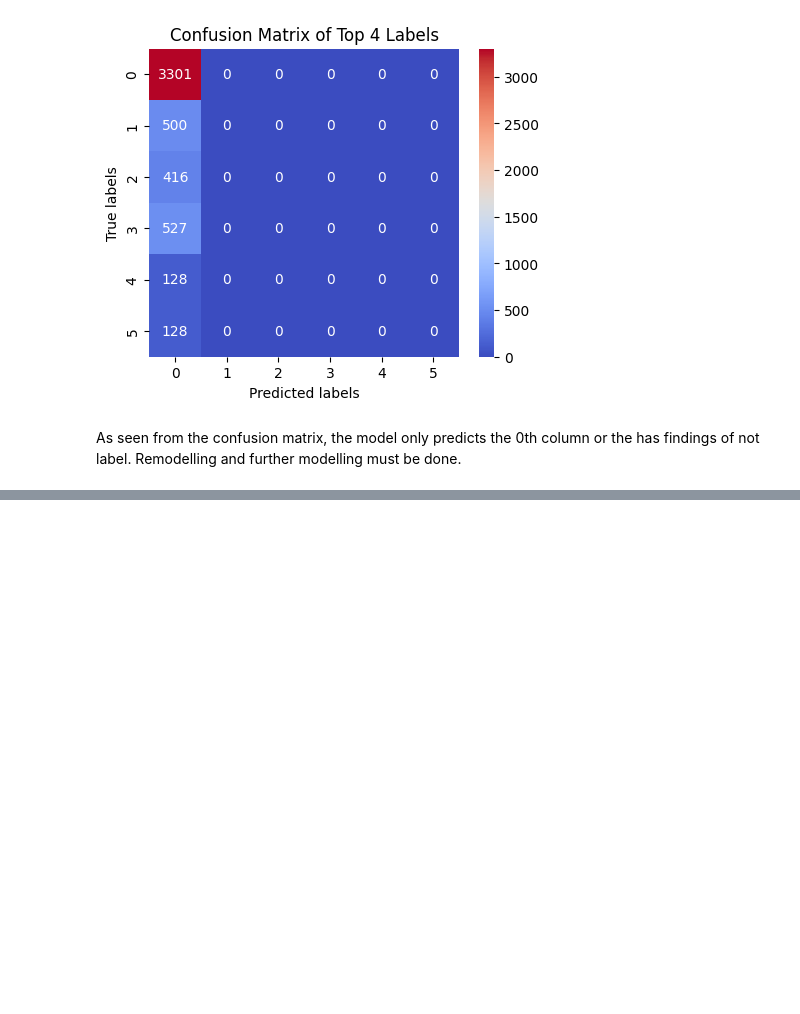
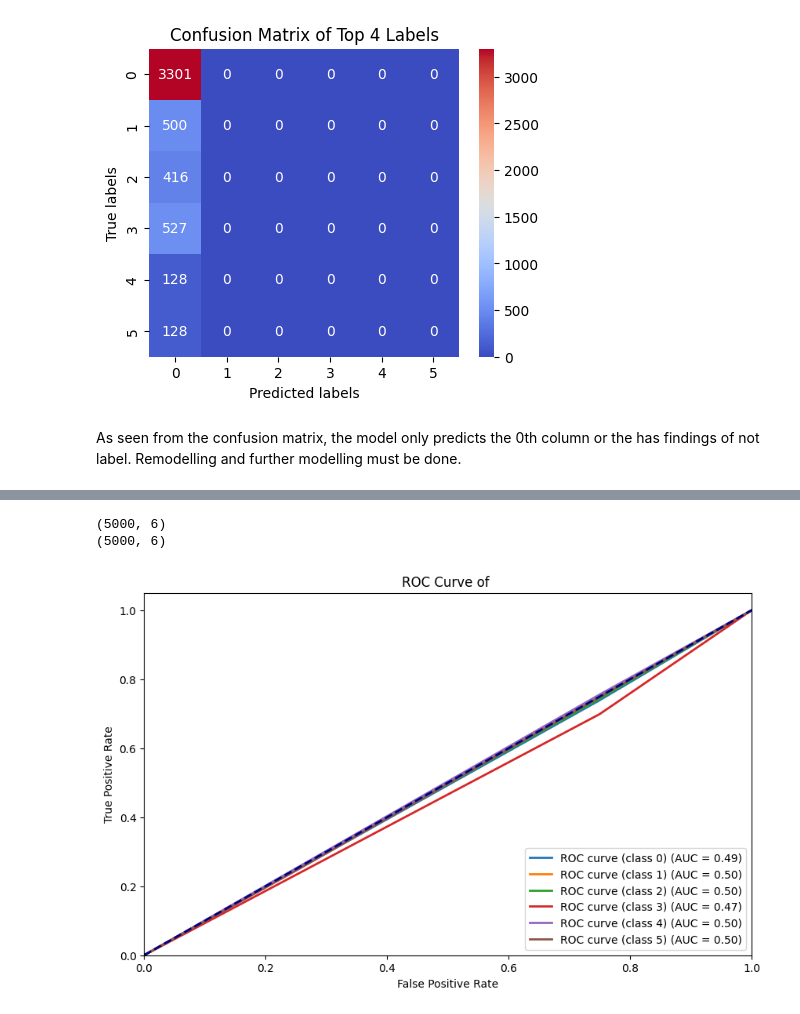
Before and after one commit to qkestacion07/CPE313, a Jupyter notebook: X_ray/train.ipynb, the cells around one changed output, grey strips where cells are left out. Drawn from its saved outputs; the diff is of its cells as text; code cells hidden in the pictures; blank space fills up the shorter version.

Commit message:
Added a new model

```diff
--- a/X_ray/train.ipynb
+++ b/X_ray/train.ipynb
@@ -802,0 +828,40 @@ As seen from the confusion matrix, the model only predicts the 0th column or the
+# %%
+model_name = 'xray_model1_6_3'
+label_used = [0,1,4,5,8,9,10,12]
+new_labels = [num for num in range(len(labels)) if num not in label_used]
+opt = Adam(learning_rate=0.0001)
+epochs = 3
+batch_size = 32
+acc_metric = 'binary_accuracy'
+
+model = load_model('xray_model1_6_2.keras')
+for layers in model.layers:
+    layers.trainable = False
+
+model.compile(
+    loss='binary_crossentropy',
+    metrics=[acc_metric])
+
+model_checkpoint = ModelCheckpoint(
+    filepath=model_name+'.keras',
+    monitor='val_'+acc_metric,
+    save_best_only=True,
+    verbose=1)
+try:
+    flow = datagen.flow(
+        x=x_train,
+        y=y_train[:,new_labels],
+        batch_size=batch_size)
+    training_time_1 = time()
+    history = model.fit(
+        flow,
+        batch_size=batch_size,
+        epochs=3,
+        validation_data=(x_val, y_val[:,new_labels]),
+        callbacks=[model_checkpoint])
+    training_time_1 = time() - training_time_1
+except MemoryError:
+    print("Memory Error occurred during training.")
+    del history
+    del model
+    gc.collect()
@@ -802,0 +878,3 @@ As seen from the confusion matrix, the model only predicts the 0th column or the
+# %%
+model = load_model(model_name+'.keras')
+y_pred = model.predict(x_val).astype('float32')
@@ -802,0 +886,6 @@ As seen from the confusion matrix, the model only predicts the 0th column or the
+# %%
+plot_multiclass_roc(y_val[:,new_labels],y_pred,len(new_labels))
+# %% [output]
+(5000, 6)
+(5000, 6)
+[figure, added]
```
Also changed, not shown: parts of 31 cells of this notebook, 3 other files.
